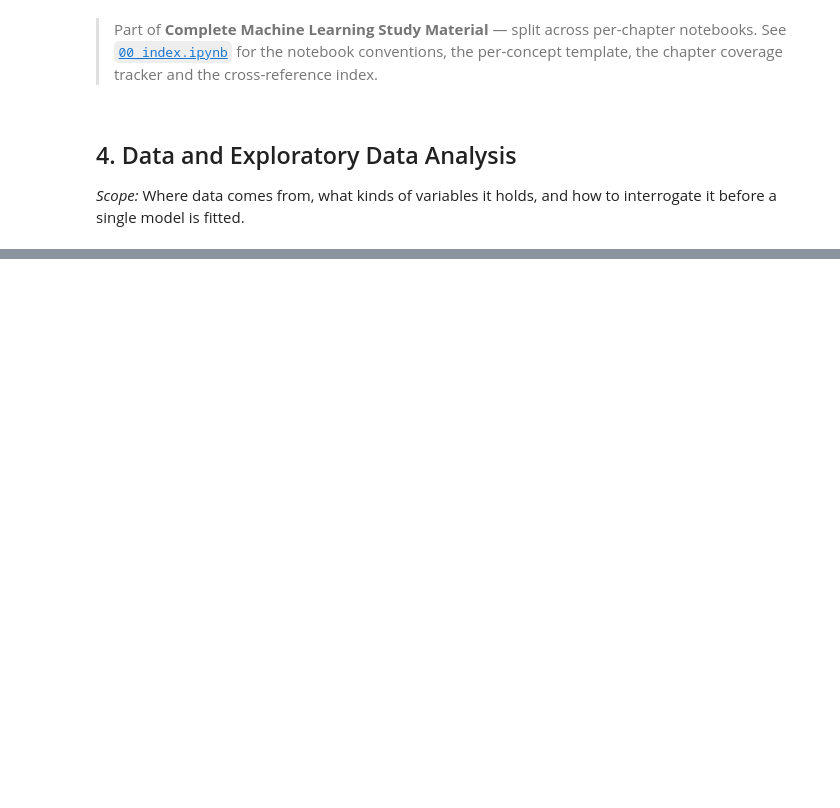
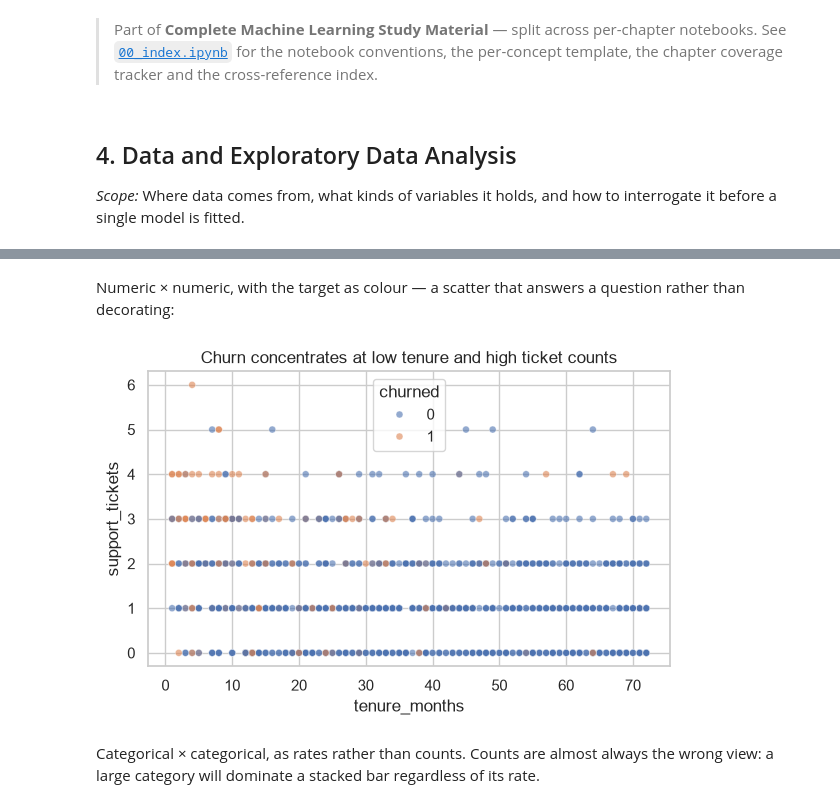
Before and after one commit to Shayan2002Saha/ML_Materials, a Jupyter notebook: 04_data_and_eda.ipynb, the cells around one changed output, grey strips where cells are left out. Cells and saved outputs as stored; diff of their text form; code cells hidden in the pictures; blank space fills up the shorter version.

```diff
--- a/04_data_and_eda.ipynb
+++ b/04_data_and_eda.ipynb
@@ -46,0 +410,14 @@
+# %% [markdown]
+Numeric × numeric, with the target as colour — a scatter that answers a question rather than decorating:
+# %%
+fig, ax = plt.subplots(figsize=(6, 4))
+sns.scatterplot(data=customers, x="tenure_months", y="support_tickets",
+                hue="churned", alpha=0.6, s=25, ax=ax)
+ax.set_title("Churn concentrates at low tenure and high ticket counts")
+fig.tight_layout()
+plt.show()
+# %% [output]
+[figure, added]
+# %% [markdown]
+Categorical × categorical, as rates rather than counts. Counts are almost always the wrong view: a large
+category will dominate a stacked bar regardless of its rate.
```
Also changed, not shown: parts of 74 cells of this notebook, 4 other files.
